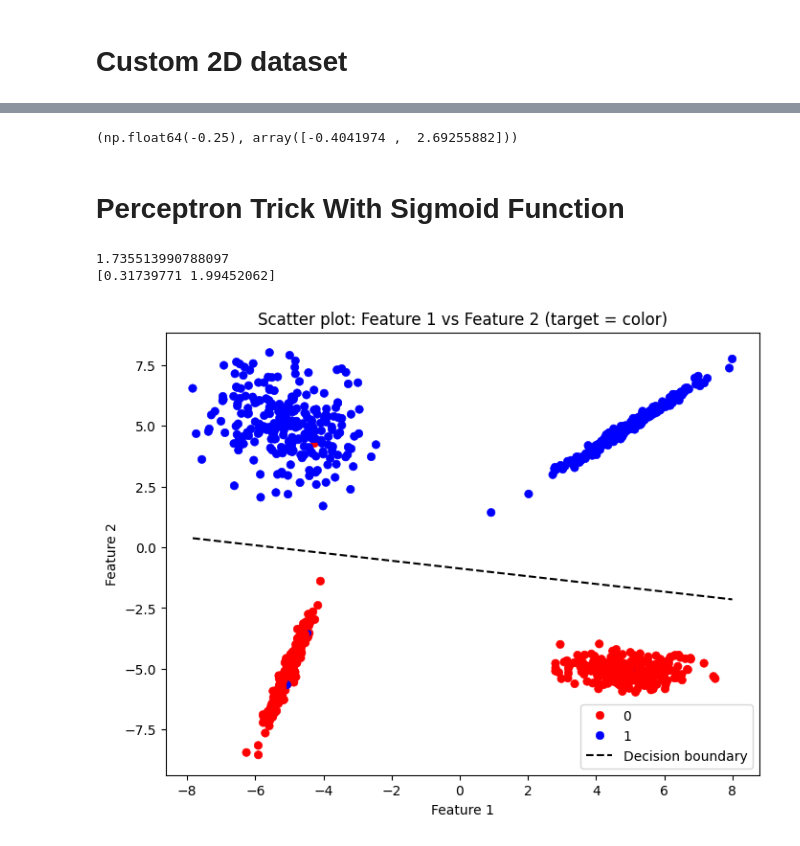
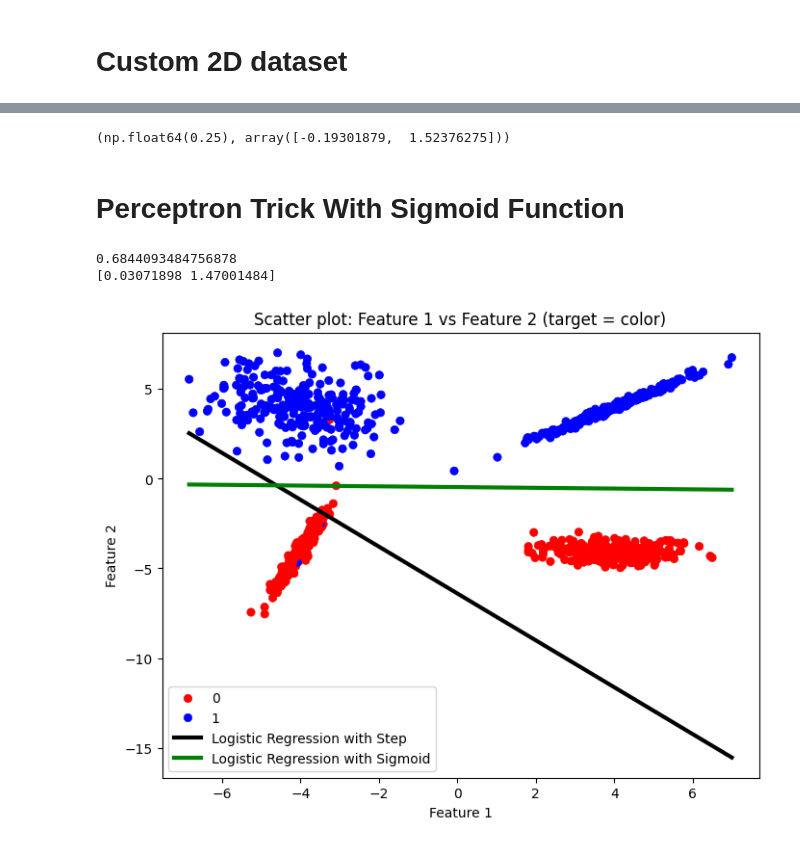
Before and after one commit to mumerfarooqbajwa321/machine-learning-practice, a Jupyter notebook: logistic-regression.ipynb, the cells around one changed output, grey strips where cells are left out. Cells and saved outputs as stored; diff of their text form; code cells hidden in the pictures.

Commit message:
Kaggle Notebook | Logistic Regression | Version 2

```diff
--- a/logistic-regression.ipynb
+++ b/logistic-regression.ipynb
@@ -45,13 +45,16 @@ def perceptron_trick (X, y, lr=.25, epochs = 3500):
 
     for i in range(epochs):
         j = np.random.randint(0, X.shape[0])
-        y_hat = int(np.dot(X[j], weights) > 0)
+        y_hat = step(np.dot(X[j], weights))
         #print(y_hat, " ::: ", y[j], " ::: ", weights, " ::: ", end="")
         weights = weights + lr *(y[j]-y_hat)*X[j]
         #print(weights, " ::: ",lr *(y[j]-y_hat)*X[j])
 
 
     return weights [0],  weights [1:]
+
+def step(z):
+    return 0 if z<=0 else 1
 # %%
 df = pd.read_csv("/kaggle/input/datasets/martaarroyo/palmer-penguins-for-binary-classification/penguins_binary_classification.csv")
 # %%
@@ -155,7 +158,7 @@ X, y = make_classification(
     n_classes=n_classes,
     random_state=random_state,
     shuffle=False,
-    class_sep=5
+    class_sep=4
 )
 
 # Combine into a pandas DataFrame (optional, but convenient)
@@ -206,7 +209,7 @@ plt.show()
 # %%
 perceptron_trick(X,y)
 # %% [output]
-(np.float64(-0.25), array([-0.4041974 ,  2.69255882]))
+(np.float64(0.25), array([-0.19301879,  1.52376275]))
 # %% [markdown]
 # **Perceptron Trick With Sigmoid Function**
 # %%
@@ -233,31 +236,33 @@ intercept, coef=perceptron_trick_with_sigmoid(np.array(X), np.array(y))
 print(intercept)
 print(coef)
 # %% [output]
-1.735513990788097
-[0.31739771 1.99452062]
+0.6844093484756878
+[0.03071898 1.47001484]
 # %%
 import seaborn as sns
 import matplotlib.pyplot as plt
 
 plt.figure(figsize =(8, 6))
 sns.scatterplot(
     data = df,
     x = "feature_1",
     y = "feature_2",
     hue = "target", # class represented by color
     palette =["red","blue"], #class 0 → red, class 1 → blue    alpha = 0.7, #lign transparency to see overlap
     edgecolor = None
 )
 plt.title("Scatter plot: Feature 1 vs Feature 2 (target = color)")
 plt.xlabel("Feature 1")
 plt.ylabel("Feature 2")
 plt.legend(title = "Target class", labels =["0" ,"1"])
 
-x1_line = np.linspace(df["feature_1"].min(), df["feature_1"].max(), 100)
-x2_line = -(intercept + coef[0] * x1_line) / coef[1]
-plt.plot(x1_line, x2_line, 'k--', label='Decision boundary')
+x1_line_sigmoid = np.linspace(df["feature_1"].min(), df["feature_1"].max(), 100)
+x2_line_sigmoid = -(intercept + coef[0] * x1_line) / coef[1]
+plt.plot(x1_line, x2_line, color="black", linewidth=3, label='Logistic Regression with Step')
+plt.plot(x1_line_sigmoid, x2_line_sigmoid, linewidth=3, color="green", label='Logistic Regression with Sigmoid')
+
 plt.legend()
 
 plt.show()
 # %% [output]
-[figure, old version]
+[figure, new version]
```
Also changed, not shown: parts of 8 cells of this notebook.
